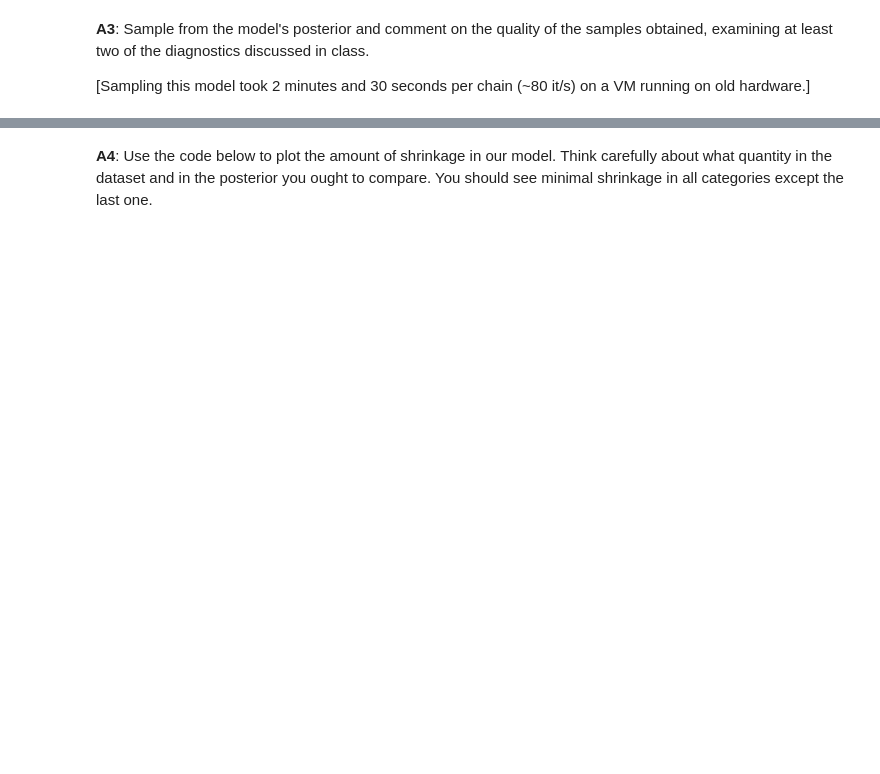
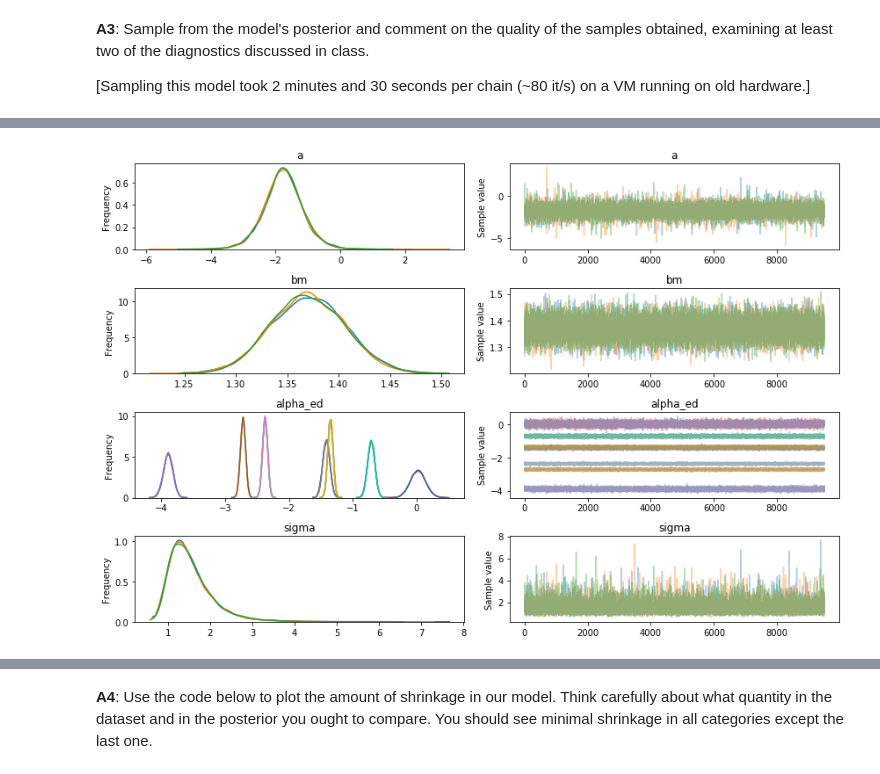
Before and after one commit to rshally/AM207, a Jupyter notebook: Final Exam/AM207_Final_2018.ipynb, the cells around one changed output, grey strips where cells are left out. Drawn from its saved outputs; the diff is of its cells as text; code cells hidden in the pictures; blank space fills up the shorter version.

```diff
--- a/Final Exam/AM207_Final_2018.ipynb
+++ b/Final Exam/AM207_Final_2018.ipynb
@@ -88,6 +85,21 @@ dataset
 In Chapter 13.2 McElreath iterates on his model for the UCB admissions data. (See the attached PDF of that section. We have included pdfs of excerpts from McElreath sections 10.1.3 and 13.2)
 
 **A1**: Implement the upgraded model from section 13.2.1 on the income data. You may refer to Osvaldo Martin's pymc3 implementation of Statistical Rethinking if needed.
+# %%
+burnin=500
+ssize = 10000
+tune = 500
+# %%
+Nedu = len(categories)
+
+with pm.Model() as edu_gender_13_2_1:
+    # Set up the model
+    a = pm.Normal('a',0, 10)
+    bm = pm.Normal('bm',0, 1)
+    sigma = pm.HalfCauchy('sigma', 2)
+    alpha_ed = pm.Normal('alpha_ed', a, sigma, shape=Nedu)
+    p = pm.math.invlogit(alpha_ed[dataset['edu']] + bm*dataset['sex'])
+    income = pm.Binomial('income', p=p, n=dataset['total'], observed=dataset['>50'])
 # %% [markdown]
 **A2**: You will notice here that the $\alpha$s at different income levels are pooled
 # %% [markdown]
@@ -97,3 +114,10 @@ In Chapter 13.2 McElreath iterates on his model for the UCB admissions data. (Se
 **A3**: Sample from the model's posterior and comment on the quality of the samples obtained, examining at least two of the diagnostics discussed in class.
 
 \[Sampling this model took 2 minutes and 30 seconds per chain (~80 it/s) on a VM running on old hardware.\]
+# %%
+# Sample the models
+map1 = pm.find_MAP(model=edu_gender_13_2_1)
+
+with edu_gender_13_2_1:
+    stepper = pm.NUTS()
+    traces_edu_13_2_1 = pm.sample(ssize, step=stepper, tune=tune, chains=3, start=map1)
@@ -99,0 +146,4 @@ In Chapter 13.2 McElreath iterates on his model for the UCB admissions data. (Se
+# %%
+pm.traceplot(traces_edu_13_2_1[burnin:]);
+# %% [output]
+[figure, added]
```
Also changed, not shown: parts of 111 cells of this notebook, 5 other files.
